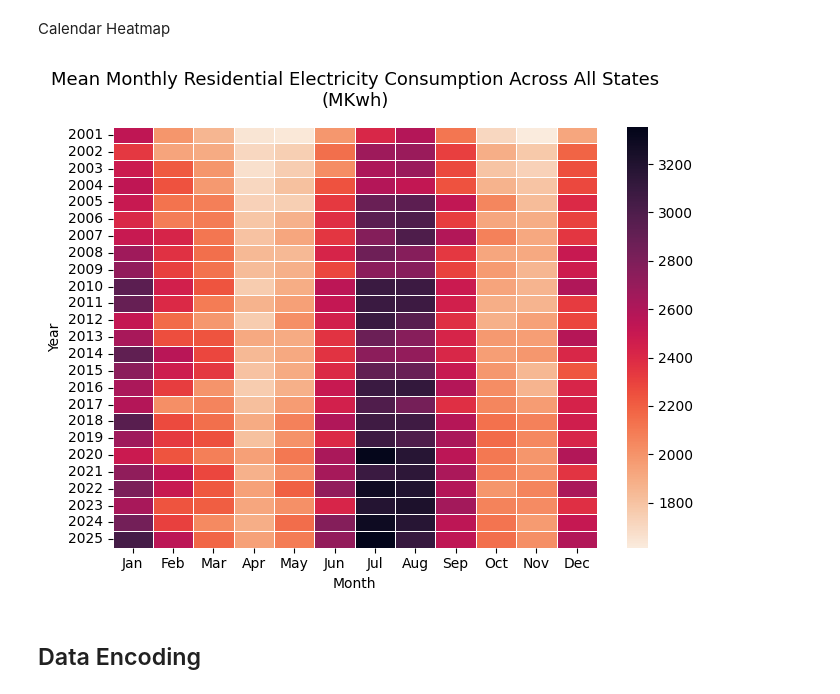
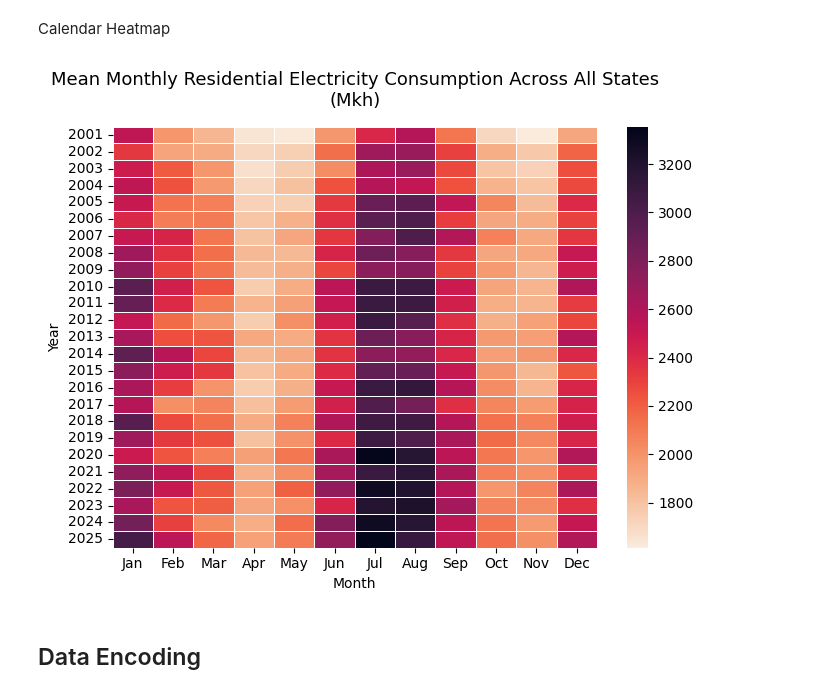
Before and after one commit to Duke5t/EnergyConsumption, a Jupyter notebook: energy.ipynb, the cells around one changed output. Saved outputs shown, nothing was run; the diff lists cells and outputs as text; code cells hidden in the pictures.

```diff
--- a/energy.ipynb
+++ b/energy.ipynb
@@ -971,27 +972,27 @@ Calendar Heatmap
 # %%
 calendar_data = merged_df.groupby(["year", "month"])["Mkh"].mean().reset_index()
 calendar_pivot = calendar_data.pivot(index="year", columns="month", values="Mkh")
 calendar_pivot.columns = ["Jan","Feb","Mar","Apr","May","Jun",
                            "Jul","Aug","Sep","Oct","Nov","Dec"]
 
 fig, ax = plt.subplots(figsize=(7, 5.5))
 sns.heatmap(
     calendar_pivot,
     cmap="rocket_r",
     linewidths=0.5,
     annot=False,
     fmt="2.0f",
     ax=ax,
     annot_kws={"size": 8}
 )
-ax.set_title("Mean Monthly Residential Electricity Consumption Across All States\n(MKwh)", fontsize=13, pad=15)
+ax.set_title("Mean Monthly Residential Electricity Consumption Across All States\n(Mkh)", fontsize=13, pad=15)
 ax.set_xlabel("Month")
 ax.set_ylabel("Year")
 plt.tight_layout()
 plt.savefig("visualizations/electricityConsump", dpi=600, bbox_inches="tight")
 plt.show()
 # %% [output]
-[figure, old version]
+[figure, new version]
 # %% [markdown]
 ## Data Encoding
 # %% [markdown]
```
Also changed, not shown: parts of 14 cells of this notebook.
